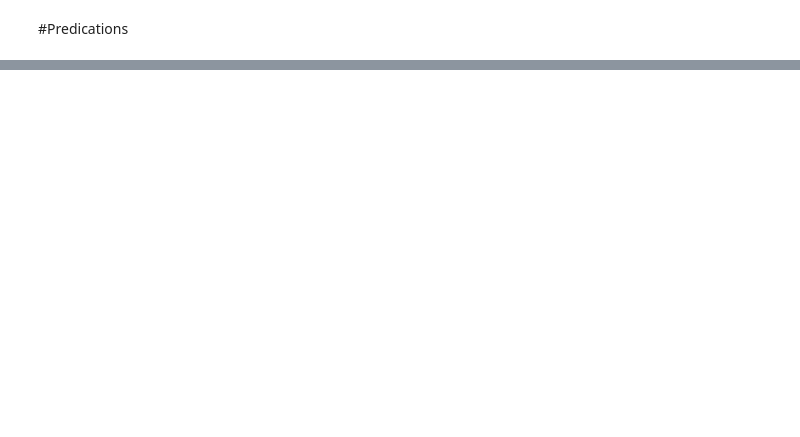
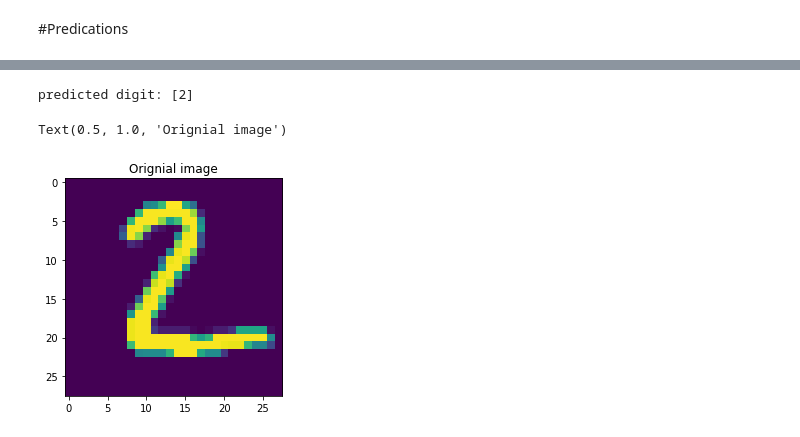
Before and after one commit to kamranjaved/Workshop-on-AI-and-Hand-on-training, a Jupyter notebook: Images Classification using Custom ANN/MNIST Classification using Custom ANN.ipynb, the cells around one changed output, grey strips where cells are left out. Saved outputs shown, nothing was run; the diff lists cells and outputs as text; code cells hidden in the pictures; blank space fills up the shorter version.

```diff
--- a/Images Classification using Custom ANN/MNIST Classification using Custom ANN.ipynb
+++ b/Images Classification using Custom ANN/MNIST Classification using Custom ANN.ipynb
@@ -194,0 +195,11 @@ Text(0.5, 1.0, '[0. 0. 0. 0. 0. 0. 0. 1. 0. 0.]')
+# %%
+img=X_test[1]
+img = img.reshape(1, 784)
+prediction = model.predict_classes(img)
+plt.imshow(X_test[1].reshape((28,28)))
+print("predicted digit:", str(prediction))
+plt.title('Orignial image')
+# %% [output]
+predicted digit: [2]
+Text(0.5, 1.0, 'Orignial image')
+[figure, added]
```
Also changed, not shown: parts of 7 cells of this notebook.
